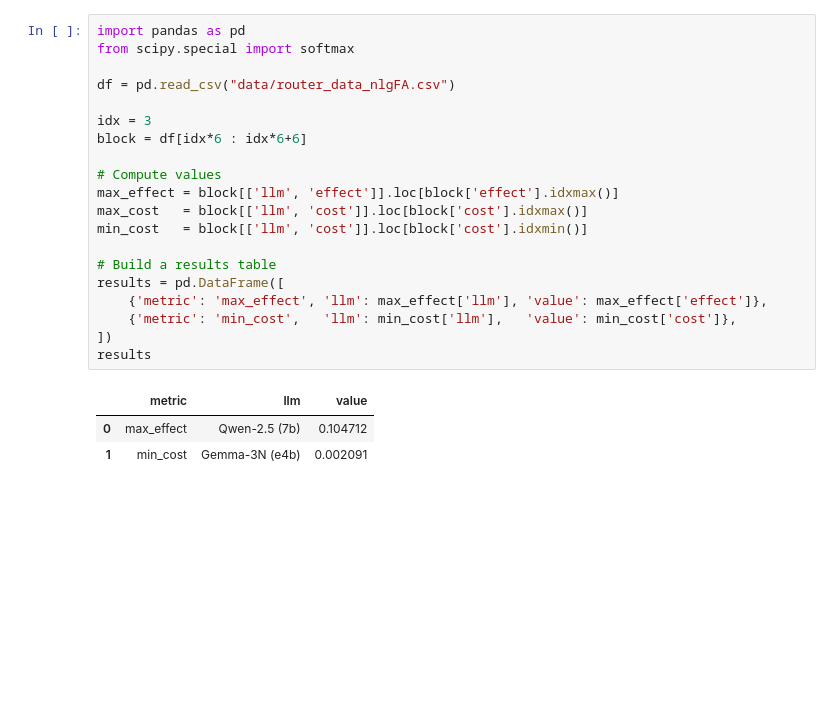
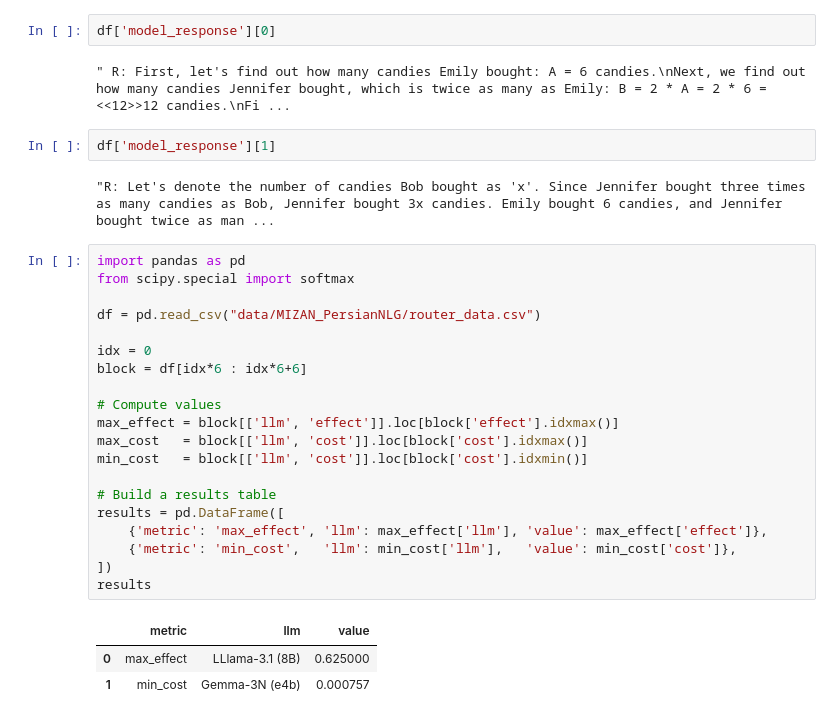
Before and after one commit to dariushmmz/GraphRouter, a Jupyter notebook: test.ipynb, the cells around one changed output. Cells and saved outputs as stored; diff of their text form; blank space fills up the shorter version.

```diff
--- a/test.ipynb
+++ b/test.ipynb
@@ -18,25 +1751,33 @@ df[:10]
+# %%
+df['model_response'][0]
+# %% [output]
+" R: First, let's find out how many candies Emily bought: A = 6 candies.\nNext, we find out how many candies Jennifer bought, which is twice as many as Emily: B = 2 * A = 2 * 6 = <<12>>12 candies.\nFi ...
+# %%
+df['model_response'][1]
+# %% [output]
+"R: Let's denote the number of candies Bob bought as 'x'. Since Jennifer bought three times as many candies as Bob, Jennifer bought 3x candies. Emily bought 6 candies, and Jennifer bought twice as man ...
 # %%
 import pandas as pd
 from scipy.special import softmax
 
-df = pd.read_csv("data/router_data_nlgFA.csv")
+df = pd.read_csv("data/MIZAN_PersianNLG/router_data.csv")
 
-idx = 3
+idx = 0
 block = df[idx*6 : idx*6+6]
 
 # Compute values
 max_effect = block[['llm', 'effect']].loc[block['effect'].idxmax()]
 max_cost   = block[['llm', 'cost']].loc[block['cost'].idxmax()]
 min_cost   = block[['llm', 'cost']].loc[block['cost'].idxmin()]
 
 # Build a results table
 results = pd.DataFrame([
     {'metric': 'max_effect', 'llm': max_effect['llm'], 'value': max_effect['effect']},
     {'metric': 'min_cost',   'llm': min_cost['llm'],   'value': min_cost['cost']},
 ])
 results
 # %% [output]
 |  | metric | llm | value |
-| 0 | max_effect | Qwen-2.5 (7b) | 0.104712 |
-| 1 | min_cost | Gemma-3N (e4b) | 0.002091 |
+| 0 | max_effect | LLlama-3.1 (8B) | 0.625000 |
+| 1 | min_cost | Gemma-3N (e4b) | 0.000757 |
 # %%
```
Also changed, not shown: parts of 134 cells of this notebook, 56 other files.
